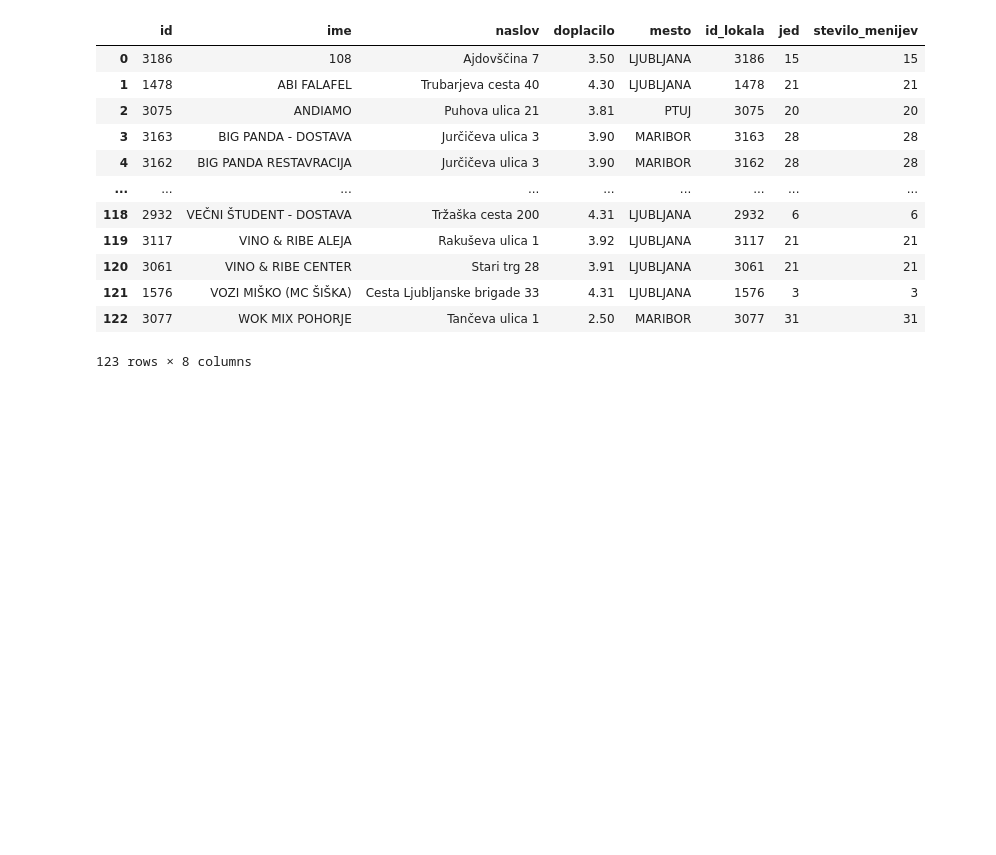
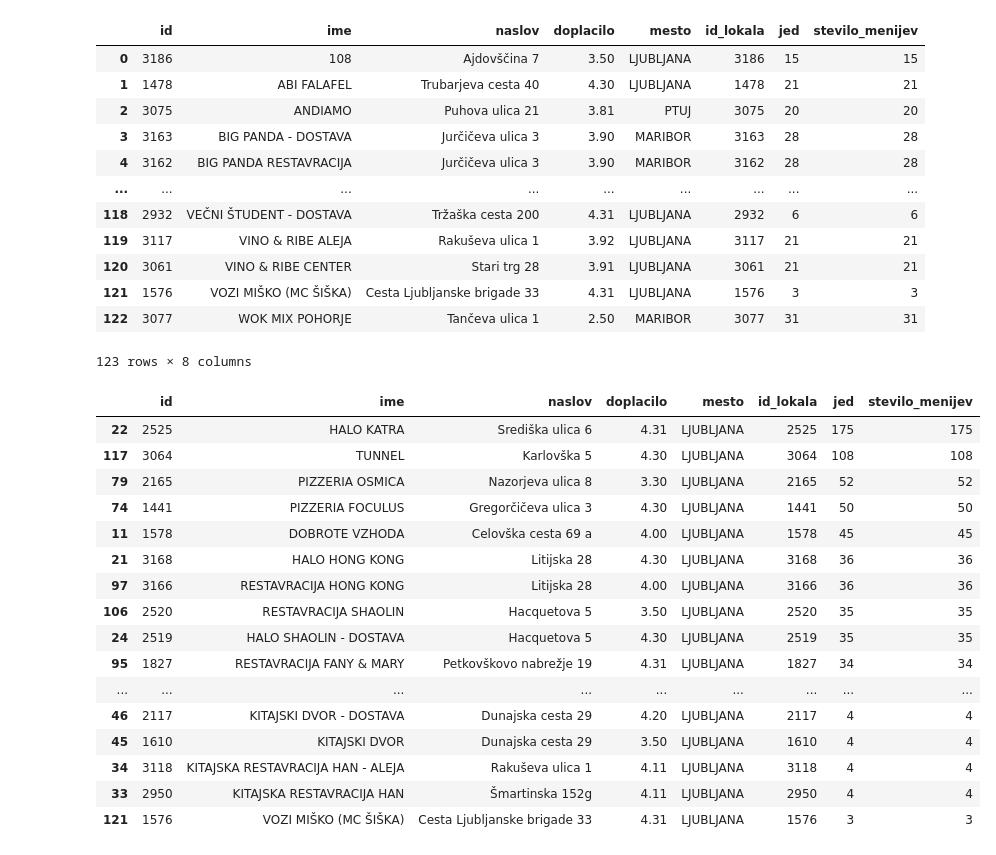
Before and after one commit to Valerij15/Studentska-prehrana, a Jupyter notebook: analiza.ipynb, the cells around one changed output. Cells and saved outputs as stored; diff of their text form; code cells hidden in the pictures; blank space fills up the shorter version.

```diff
--- a/analiza.ipynb
+++ b/analiza.ipynb
@@ -216,3 +222,23 @@ lokali_in_meniji
 | 121 | 1576 | VOZI MIŠKO (MC ŠIŠKA) | Cesta Ljubljanske brigade 33 | 4.31 | LJUBLJANA | 1576 | 3 | 3 |
 | 122 | 3077 | WOK MIX POHORJE | Tančeva ulica 1 | 2.50 | MARIBOR | 3077 | 31 | 31 |
 123 rows × 8 columns
+# %%
+lokali_in_meniji[lokali_in_meniji.mesto == 'LJUBLJANA'].sort_values('stevilo_menijev',ascending=False)
+# %% [output]
+|  | id | ime | naslov | doplacilo | mesto | id_lokala | jed | stevilo_menijev |
+| 22 | 2525 | HALO KATRA | Središka ulica 6 | 4.31 | LJUBLJANA | 2525 | 175 | 175 |
+| 117 | 3064 | TUNNEL | Karlovška 5 | 4.30 | LJUBLJANA | 3064 | 108 | 108 |
+| 79 | 2165 | PIZZERIA OSMICA | Nazorjeva ulica 8 | 3.30 | LJUBLJANA | 2165 | 52 | 52 |
+| 74 | 1441 | PIZZERIA FOCULUS | Gregorčičeva ulica 3 | 4.30 | LJUBLJANA | 1441 | 50 | 50 |
+| 11 | 1578 | DOBROTE VZHODA | Celovška cesta 69 a | 4.00 | LJUBLJANA | 1578 | 45 | 45 |
+| 21 | 3168 | HALO HONG KONG | Litijska 28 | 4.30 | LJUBLJANA | 3168 | 36 | 36 |
+| 97 | 3166 | RESTAVRACIJA HONG KONG | Litijska 28 | 4.00 | LJUBLJANA | 3166 | 36 | 36 |
+| 106 | 2520 | RESTAVRACIJA SHAOLIN | Hacquetova 5 | 3.50 | LJUBLJANA | 2520 | 35 | 35 |
+| 24 | 2519 | HALO SHAOLIN - DOSTAVA | Hacquetova 5 | 4.30 | LJUBLJANA | 2519 | 35 | 35 |
+| 95 | 1827 | RESTAVRACIJA FANY & MARY | Petkovškovo nabrežje 19 | 4.31 | LJUBLJANA | 1827 | 34 | 34 |
+| ... | ... | ... | ... | ... | ... | ... | ... | ... |
+| 46 | 2117 | KITAJSKI DVOR - DOSTAVA | Dunajska cesta 29 | 4.20 | LJUBLJANA | 2117 | 4 | 4 |
+| 45 | 1610 | KITAJSKI DVOR | Dunajska cesta 29 | 3.50 | LJUBLJANA | 1610 | 4 | 4 |
+| 34 | 3118 | KITAJSKA RESTAVRACIJA HAN - ALEJA | Rakuševa ulica 1 | 4.11 | LJUBLJANA | 3118 | 4 | 4 |
+| 33 | 2950 | KITAJSKA RESTAVRACIJA HAN | Šmartinska 152g | 4.11 | LJUBLJANA | 2950 | 4 | 4 |
+| 121 | 1576 | VOZI MIŠKO (MC ŠIŠKA) | Cesta Ljubljanske brigade 33 | 4.31 | LJUBLJANA | 1576 | 3 | 3 |
```
Also changed, not shown: parts of 5 cells of this notebook, 3 other files.
